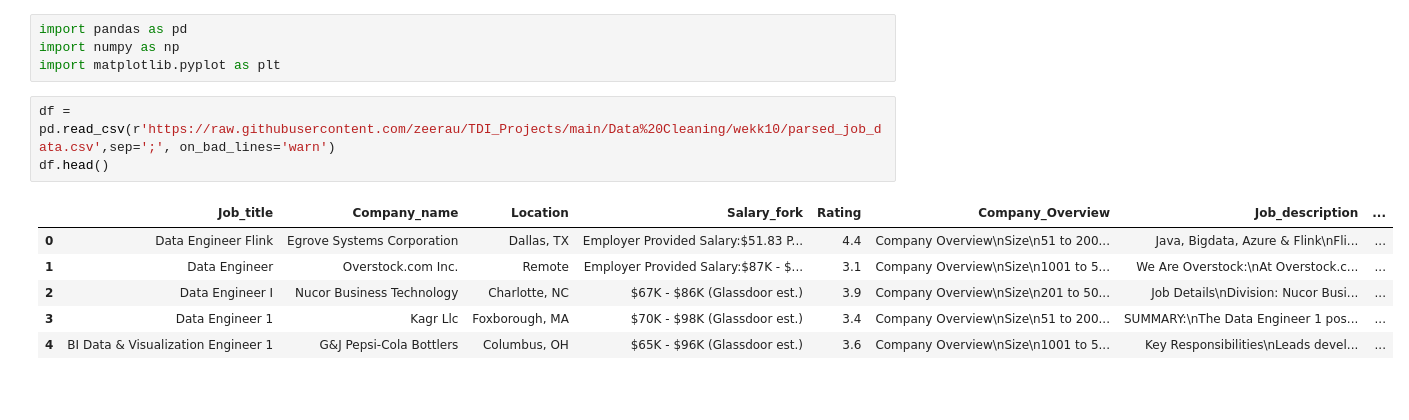
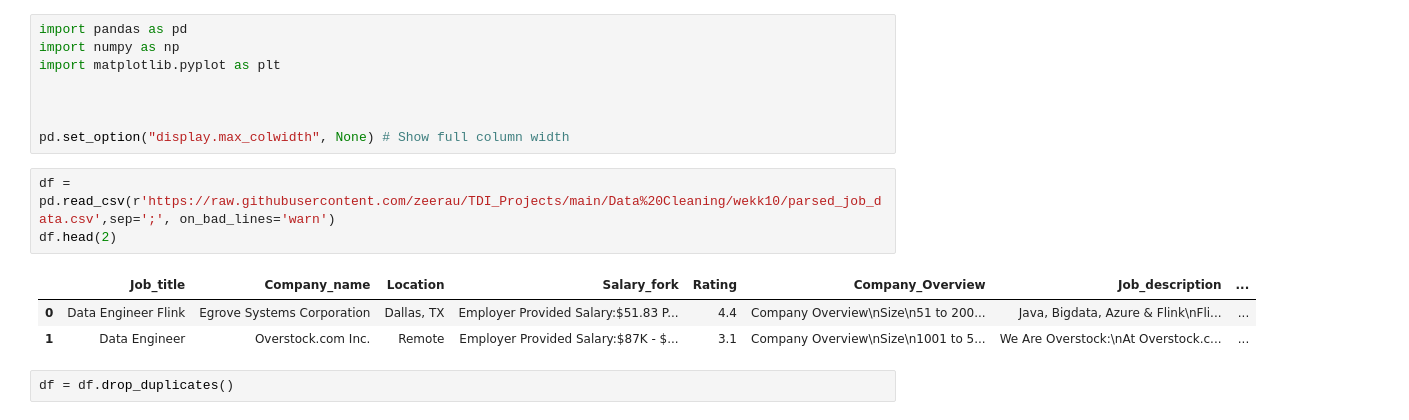
Before and after one commit to zeerau/TDI_Projects, a Jupyter notebook: Data Cleaning/wekk10/data_cleaning.ipynb, the cells around one changed output. Saved outputs shown, nothing was run; the diff lists cells and outputs as text; blank space fills up the shorter version.

```diff
--- a/Data Cleaning/wekk10/data_cleaning.ipynb
+++ b/Data Cleaning/wekk10/data_cleaning.ipynb
@@ -2,13 +2,16 @@
 import pandas as pd
 import numpy as np
 import matplotlib.pyplot as plt
+
+
+
+pd.set_option("display.max_colwidth", None) # Show full column width
 # %%
 df = pd.read_csv(r'https://raw.githubusercontent.com/zeerau/TDI_Projects/main/Data%20Cleaning/wekk10/parsed_job_data.csv',sep=';', on_bad_lines='warn')
-df.head()
+df.head(2)
 # %% [output]
 |  | Job_title | Company_name | Location | Salary_fork | Rating | Company_Overview | Job_description | ... |
 | 0 | Data Engineer Flink | Egrove Systems Corporation | Dallas, TX | Employer Provided Salary:$51.83 P... | 4.4 | Company Overview\nSize\n51 to 200... | Java, Bigdata, Azure & Flink\nFli... | ... |
 | 1 | Data Engineer | Overstock.com Inc. | Remote | Employer Provided Salary:$87K - $... | 3.1 | Company Overview\nSize\n1001 to 5... | We Are Overstock:\nAt Overstock.c... | ... |
-| 2 | Data Engineer I | Nucor Business Technology | Charlotte, NC | $67K - $86K (Glassdoor est.) | 3.9 | Company Overview\nSize\n201 to 50... | Job Details\nDivision: Nucor Busi... | ... |
-| 3 | Data Engineer 1 | Kagr Llc | Foxborough, MA | $70K - $98K (Glassdoor est.) | 3.4 | Company Overview\nSize\n51 to 200... | SUMMARY:\nThe Data Engineer 1 pos... | ... |
-| 4 | BI Data & Visualization Engineer 1 | G&J Pepsi-Cola Bottlers | Columbus, OH | $65K - $96K (Glassdoor est.) | 3.6 | Company Overview\nSize\n1001 to 5... | Key Responsibilities\nLeads devel... | ... |
+# %%
+df = df.drop_duplicates()
```
Also changed, not shown: parts of 18 cells of this notebook.
